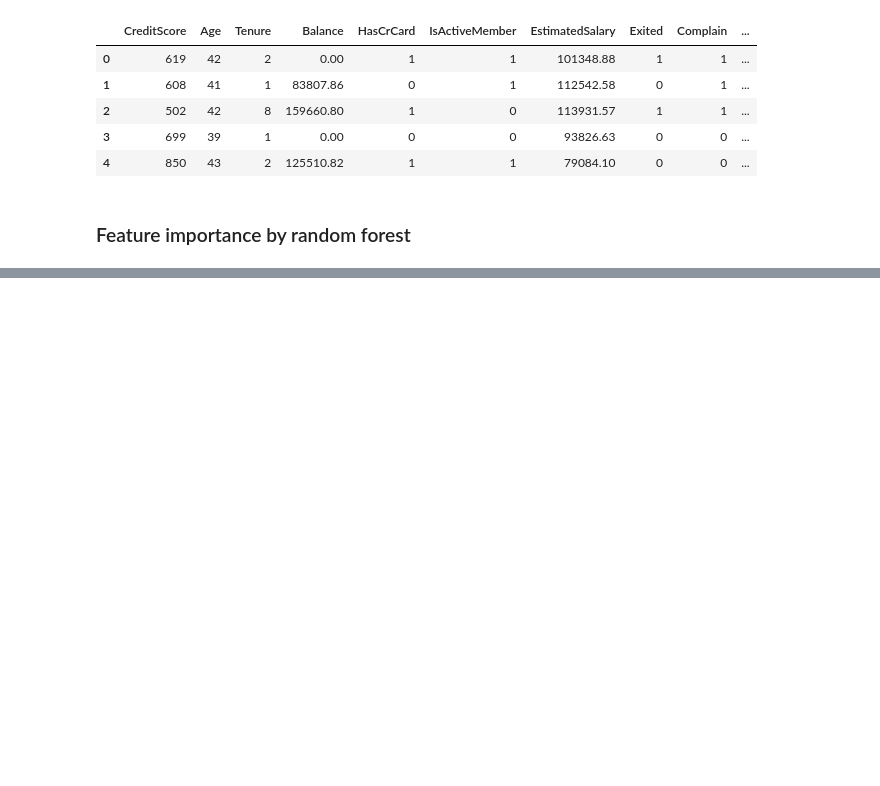
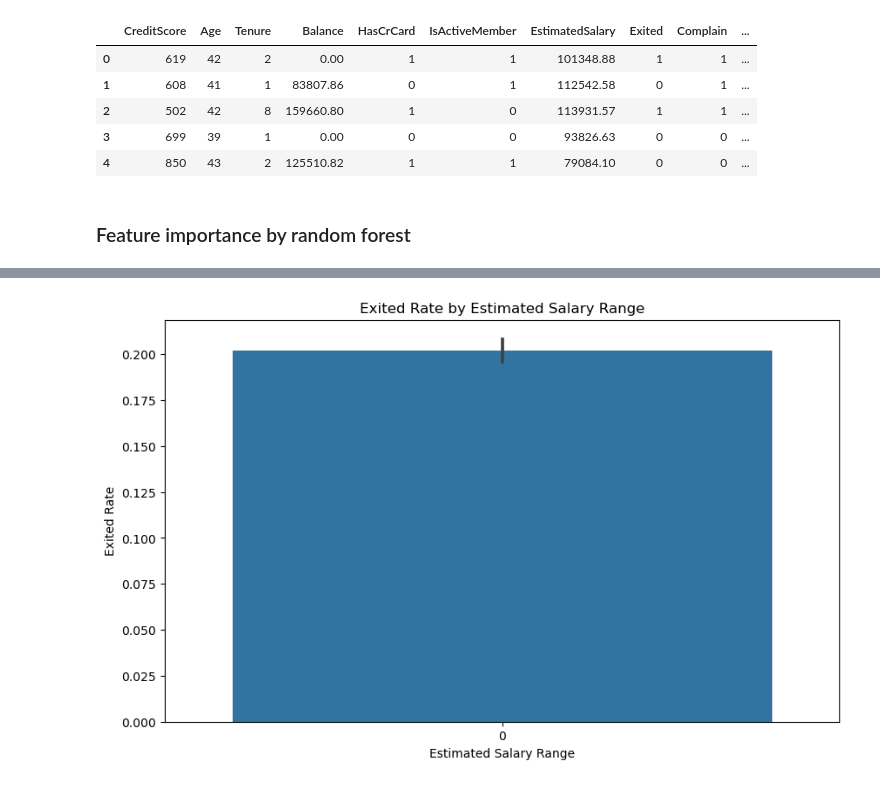
Before and after one commit to LikeLion-DSProjectTeam/Team_1, a Jupyter notebook: code/Beomseong.ipynb, the cells around one changed output, grey strips where cells are left out. Saved outputs shown, nothing was run; the diff lists cells and outputs as text; code cells hidden in the pictures; blank space fills up the shorter version.

```diff
--- a/code/Beomseong.ipynb
+++ b/code/Beomseong.ipynb
@@ -233,0 +266,13 @@ plt.show();
+# %%
+# Estimated Salary VS Exited
+salary_bins = pd.cut(data['EstimatedSalary'], bins=[0, 20000, 40000, 60000, 100000, 150000, 200000], right=False)
+salary_exit_ratio = data.groupby(salary_bins, observed=False)['Exited'].mean()
+
+plt.figure(figsize=(10, 6))
+sns.barplot(data = salary_exit_ratio)
+plt.xlabel('Estimated Salary Range')
+plt.ylabel('Exited Rate')
+plt.title('Exited Rate by Estimated Salary Range')
+plt.xticks(rotation=0);
+# %% [output]
+[figure, added]
```
Also changed, not shown: parts of 39 cells of this notebook.
